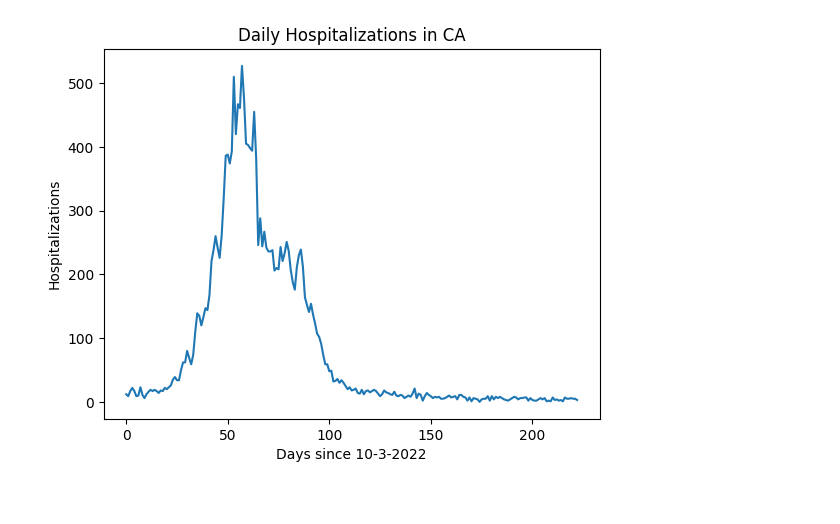
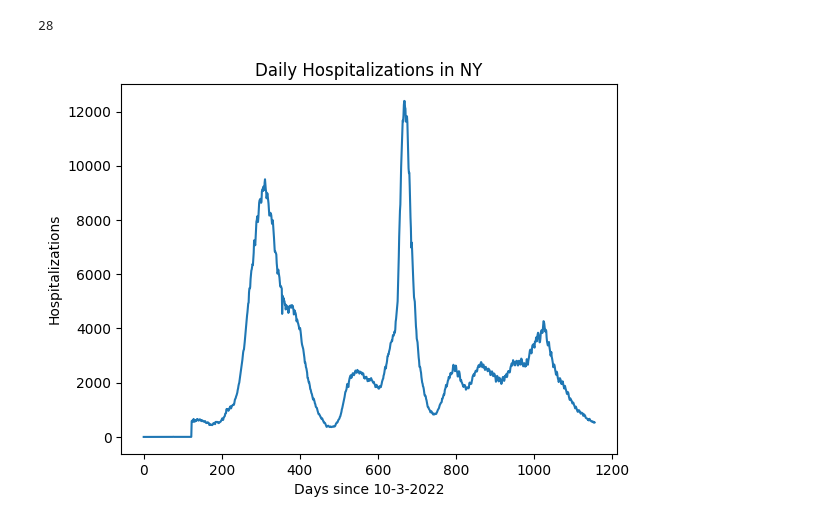
Before and after one commit to Averydx/PF_Estimation, a Jupyter notebook: jupyter notebooks/DataExtraction.ipynb, the cells around one changed output. Drawn from its saved outputs; the diff is of its cells as text; code cells hidden in the pictures.

Commit message:
modified:   jupyter notebooks/DataExtraction.ipynb 	new file:   jupyter notebooks/DatasetEval.ipynb

```diff
--- a/jupyter notebooks/DataExtraction.ipynb
+++ b/jupyter notebooks/DataExtraction.ipynb
@@ -1,27 +1,35 @@
 # %%
 import pandas as pd
 import datetime
 import matplotlib.pyplot as plt
 df = pd.read_csv("C:\\Users\\avery\\PF-Estimation\\PF_Estimation\\data_sets\\COVID-19_Reported_Patient_Impact_and_Hospital_Capacity_by_State_Timeseries__RAW_.csv")
 df = df.sort_values(by='date')
 AZ_DATA = [];
 AZ_DATA_2223 = [];
-state = "CA"
+state = "NY"
 for i in range(63779):
   if(df.iloc[i]['state'] == state):
     AZ_DATA.append(df.iloc[i]);
 for i in range(len(AZ_DATA)):
   d = (datetime.datetime.strptime(AZ_DATA[i]['date'],'%Y/%m/%d'));
-  if(d > datetime.datetime(2022,10,3) and d < datetime.datetime(2023,5,15)):
+  if(d > datetime.datetime(2020,1,1) and d < datetime.datetime(2023,5,15)):
     AZ_DATA_2223.append(AZ_DATA[i]);
 hosp = [];
+first_day_of_data = 0
 for i in range(len(AZ_DATA_2223)):
-  hosp.append(int(AZ_DATA_2223[i]['previous_day_admission_influenza_confirmed']));
+  if(pd.isna(AZ_DATA_2223[i]['total_adult_patients_hospitalized_confirmed_covid'])):
+    hosp.append(0);
+  else:
+    hosp.append(int(AZ_DATA_2223[i]['total_adult_patients_hospitalized_confirmed_covid']));
+    if(first_day_of_data == 0):
+      first_day_of_data = i;
+print(first_day_of_data)
 plt.ylabel("Hospitalizations")
 plt.xlabel("Days since 10-3-2022")
 plt.title("Daily Hospitalizations in "+ state)
 plt.plot(hosp);
 df2 = pd.DataFrame(hosp);
 df2.to_csv('FLU_ADMISSIONS_DAILY.csv');
 # %% [output]
+28
-[figure, old version]
+[figure, new version]
```
Also changed, not shown: 2 other files.
